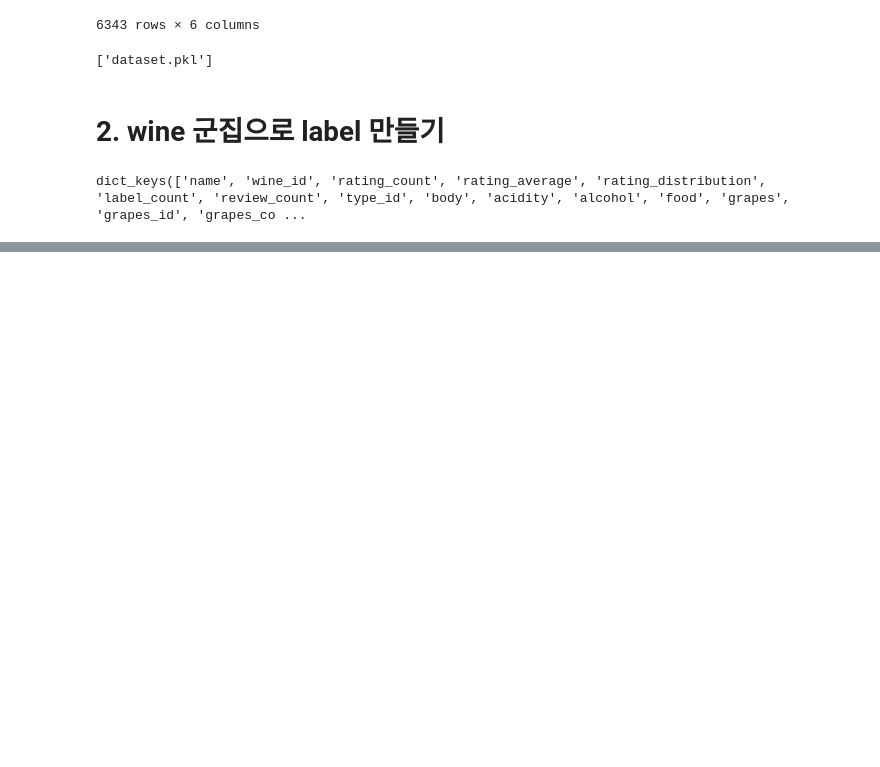
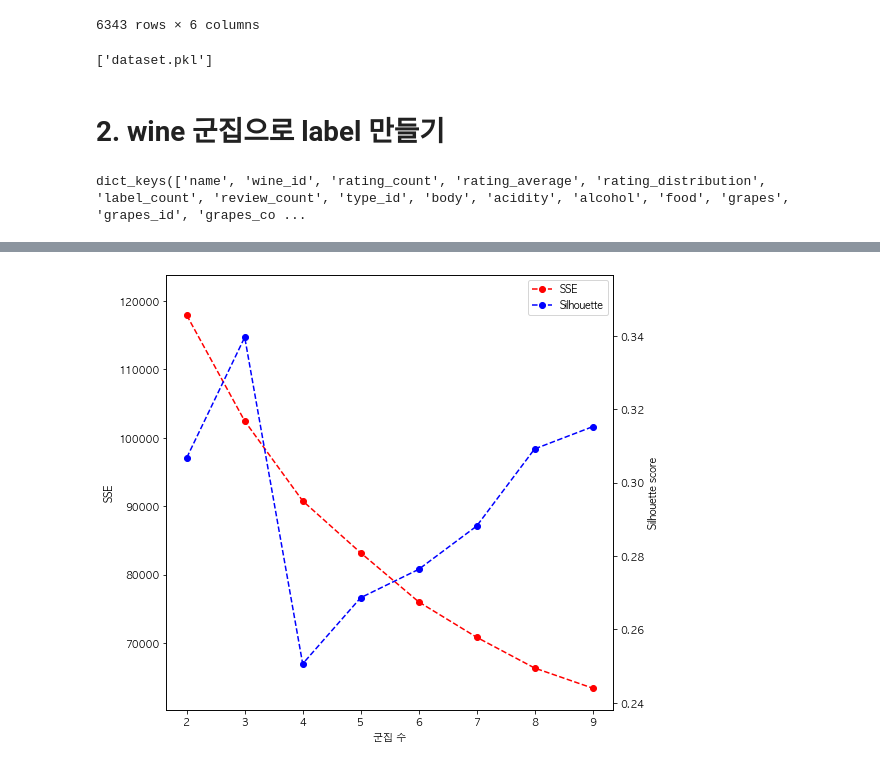
Before and after one commit to tobigs-reco-conf-1314/Tommelier, a Jupyter notebook: jinseok/1203_prep4DNN.ipynb, the cells around one changed output, grey strips where cells are left out. Saved outputs shown, nothing was run; the diff lists cells and outputs as text; code cells hidden in the pictures; blank space fills up the shorter version.

```diff
--- a/jinseok/1203_prep4DNN.ipynb
+++ b/jinseok/1203_prep4DNN.ipynb
@@ -364,0 +412,7 @@ item
+# %%
+from sklearn.preprocessing import MinMaxScaler
+sc = MinMaxScaler()
+# %%
+X = sc.fit_transform(item.fillna(0).iloc[:, 1:])
+# %%
+X = pd.DataFrame(X, columns = item.columns[1:], index = item['wine_id'])
@@ -364,0 +442,33 @@ item
+# %%
+# 각 군집 수에 따른 SSE(군집내 오차제곱합)와 Silhouette score(군집간 분리도 - 군집내 응집도) 계산하여 리스트로 저장
+wss = []
+sis = []
+
+for k in tqdm(range(2,10)):
+    kmeans = KMeans(n_clusters = k, random_state = 0)
+    kmeans.fit(X)
+    wss = np.append(wss, kmeans.inertia_)
+    sis = np.append(sis, silhouette_score(X, kmeans.labels_))
+# %%
+# 군집 수에 따른 SSE와 Silhouette score 시각화
+
+fig, ax1 = plt.subplots(figsize = (8,8))
+ax2 = ax1.twinx() # 양쪽 축을 개별로 사용
+
+line1 = ax1.plot(np.arange(2,10), wss, 'ro--', label='SSE')
+line2 = ax2.plot(np.arange(2,10), sis, 'bo--', label='Silhouette')
+
+ax1.set_ylim(wss.min()*0.95, wss.max()*1.05)
+ax2.set_ylim(sis.min()*0.95, sis.max()*1.05)
+
+ax1.set_xlabel('군집 수')
+ax1.set_ylabel('SSE')
+ax2.set_ylabel('Silhouette score')
+
+lines = line1 + line2
+labels = [l.get_label() for l in lines]
+
+plt.legend(lines, labels)
+plt.show()
+# %% [output]
+[figure, added]
```
Also changed, not shown: parts of 69 cells of this notebook, 2 other files.
